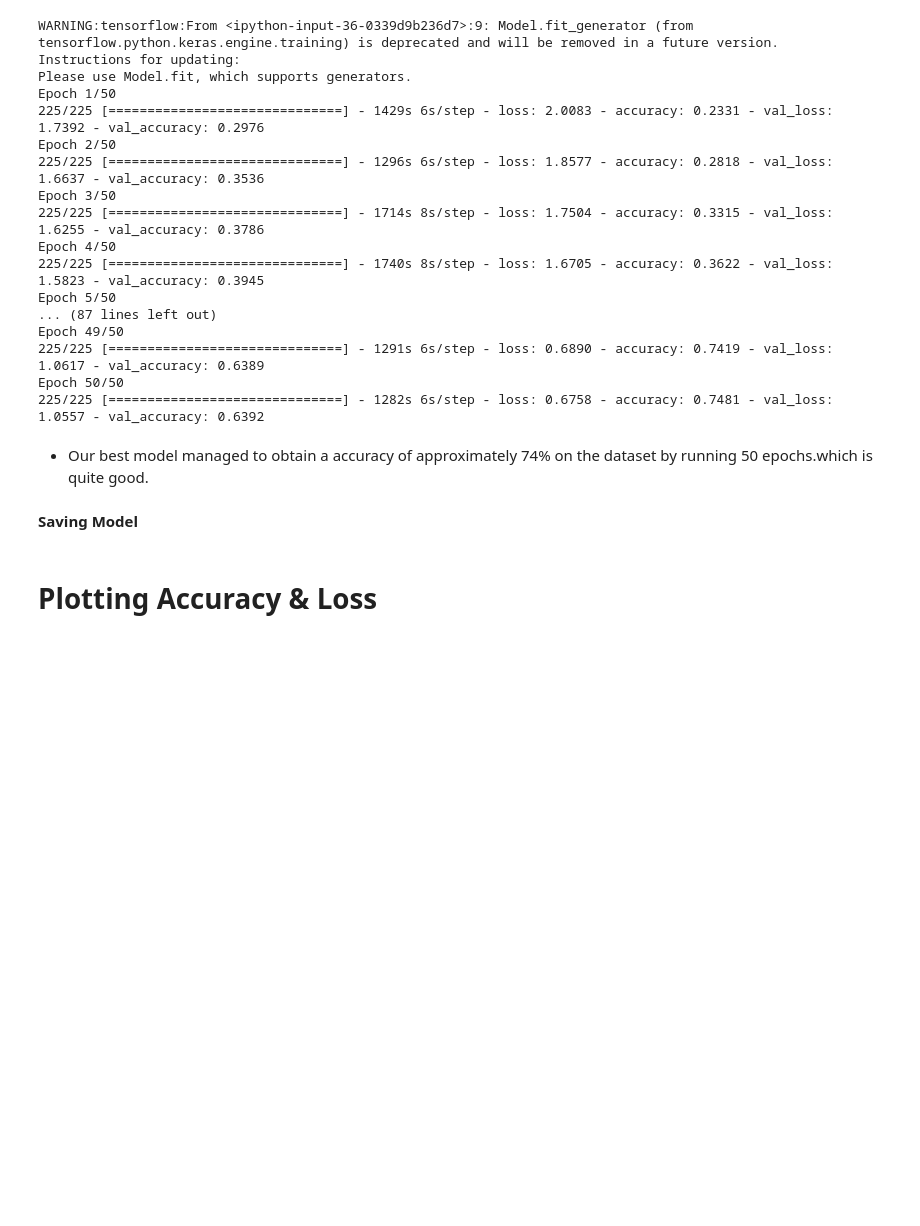
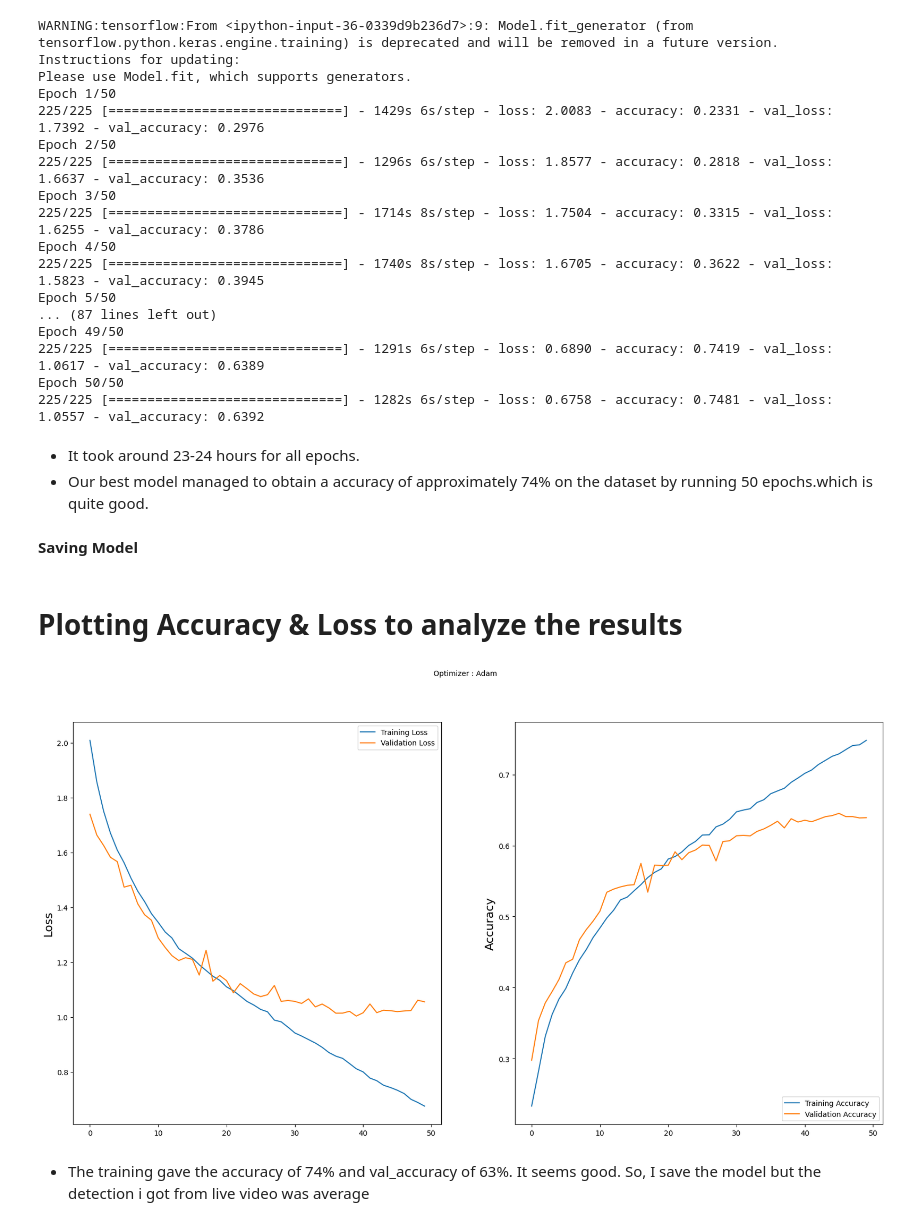
Before and after one commit to wasimkhan33/Face-Emotion-Recognition-Deep-Learning, a Jupyter notebook: Deep_Learning_Capstone_Face_Emotion_Recognition.ipynb, the cells around one changed output. Drawn from its saved outputs; the diff is of its cells as text; code cells hidden in the pictures; blank space fills up the shorter version.

Commit message:
Done with notebook coding and working fine of local webcam

```diff
--- a/Deep_Learning_Capstone_Face_Emotion_Recognition.ipynb
+++ b/Deep_Learning_Capstone_Face_Emotion_Recognition.ipynb
@@ -216,7 +214,7 @@ epochs = 50
 
 from keras.callbacks import ModelCheckpoint
 
-checkpoint = ModelCheckpoint("/content/drive/MyDrive/Colab Notebooks/Capstone 5/model.h5", monitor='val_acc', verbose=1, save_best_only=True, mode='max')
+checkpoint = ModelCheckpoint("model.h5", monitor='val_acc', verbose=1, save_best_only=True, mode='max')
 callbacks_list = [checkpoint]
 
 history = model.fit_generator(generator=train_generator,
@@ -245,6 +243,7 @@ Epoch 49/50
 Epoch 50/50
 225/225 [==============================] - 1282s 6s/step - loss: 0.6758 - accuracy: 0.7481 - val_loss: 1.0557 - val_accuracy: 0.6392
 # %% [markdown]
+- It took around 23-24 hours for all epochs.
 - Our best model managed to obtain a  accuracy of approximately 74% on the dataset by running 50 epochs.which is quite good.
 # %% [markdown]
 **Saving Model**
@@ -253,2 +252,23 @@ model.save('/content/drive/MyDrive/Colab Notebooks/Capstone 5/model1.h5')
 # %% [markdown]
-# **Plotting Accuracy & Loss**
+# **Plotting Accuracy & Loss to analyze the results**
+# %%
+# Plotting Accuracy & Loss
+
+plt.figure(figsize=(20,10))
+plt.subplot(1, 2, 1)
+plt.suptitle('Optimizer : Adam', fontsize=10)
+plt.ylabel('Loss', fontsize=16)
+plt.plot(history.history['loss'], label='Training Loss')
+plt.plot(history.history['val_loss'], label='Validation Loss')
+plt.legend(loc='upper right')
+
+plt.subplot(1, 2, 2)
+plt.ylabel('Accuracy', fontsize=16)
+plt.plot(history.history['accuracy'], label='Training Accuracy')
+plt.plot(history.history['val_accuracy'], label='Validation Accuracy')
+plt.legend(loc='lower right')
+plt.show()
+# %% [output]
+[figure, added]
+# %% [markdown]
+- The training gave the accuracy of 74% and val_accuracy of 63%. It seems good. So, I save the model but the detection i got from live video was average
```
Also changed, not shown: parts of 26 cells of this notebook.
